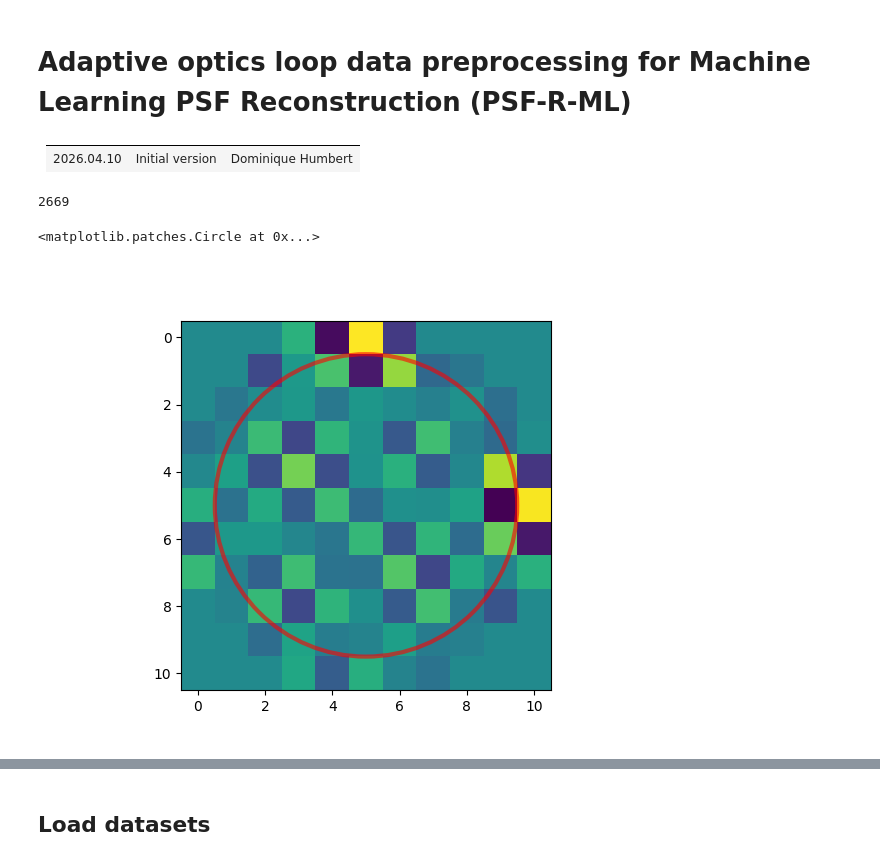
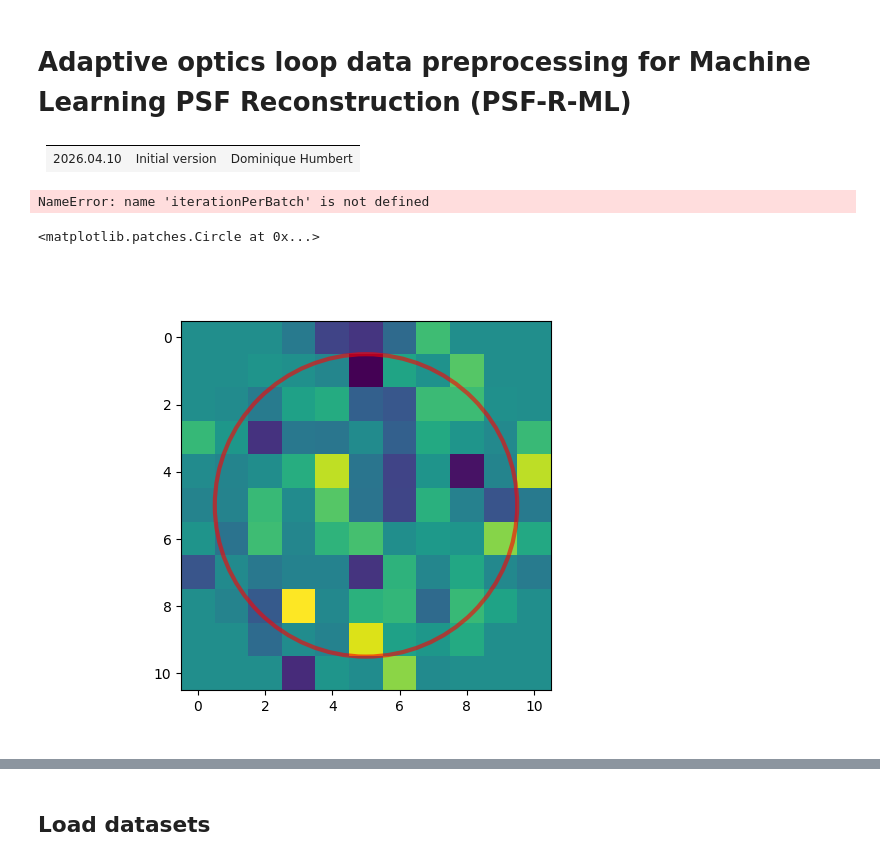
Before and after one commit to HumbertDominique/AO_simulations, a Jupyter notebook: preprocessing_template.ipynb, the cells around one changed output, grey strips where cells are left out. Saved outputs shown, nothing was run; the diff lists cells and outputs as text; code cells hidden in the pictures.

```diff
--- a/preprocessing_template.ipynb
+++ b/preprocessing_template.ipynb
@@ -26,26 +26,43 @@ diff_lim_file_name = "diff_lim_"
 
 file_names = ["ao_DM_", "ao_lightfield_", "ao_psf_", "ao_rwfe_", "ao_WFS_"]
 
-# metadata = pd.read_csv(inputDir + Parameters, sep="\t", header=None, skiprows=1, index_col=0)
-# metadaty_keys = metadata.keys()
-# iterationPerBatch = int(metadata.loc["batchItSize"][1])
+metadata = pd.read_csv(inputDir + Parameters, sep="\t", header=None, skiprows=1, index_col=0)
+metadaty_keys = metadata.keys()
+iterationPerBatch = int(metadata.loc["batchItSize"][1])
+nActWSF = int(metadata.loc["nActWSF"][1])
+edge_act = int(metadata.loc["edge_act"][1])
+act_tot = nActWSF + 2*edge_act
 # %%
 print(iterationPerBatch)
 # %% [output]
-2669
+NameError: name 'iterationPerBatch' is not defined
 # %%
 temp = h5py.File(inputDir+"ao_DM_"+str(1)+".h5", 'r')
 key = list(temp.keys())
-ao_DM = temp[key[0]][()]
+ao_DM = temp[key[0]][()][0,:]
+
+def circle_to_square(positions_1d, Nact1D=11):
+    dm_array = np.zeros((Nact1D, Nact1D))
+    y, x = np.ogrid[:Nact1D, :Nact1D]
+    center = (Nact1D - 1) / 2
+    dist_sq = (x - center)**2 + (y - center)**2
+    # Get indices of N closest points to center
+    sorted_indices = np.argsort(dist_sq.flatten())
+    active_indices = sorted_indices[:len(positions_1d)]
+    dm_array.flat[active_indices] = positions_1d
+    return dm_array
+
+dm_array = circle_to_square(ao_DM, Nact1D=act_tot)
+
+
+plt.close(0)
+plt.figure(0)
+plt.imshow(dm_array)
+circle = Circle((5, 5), 4.5, color='red', fill=False, linewidth=3,alpha=0.6)
+plt.gca().add_patch(circle)
+# %% [output]
+<matplotlib.patches.Circle at 0x...>
+[figure, added]
-# %%
-plt.close(0)
-plt.figure(0)
-plt.imshow(ao_DM[15,:].reshape(11,11))
-circle = Circle((5, 5), 4.5, color='red', fill=False, linewidth=3,alpha=0.6)
-plt.gca().add_patch(circle)
-# %% [output]
-<matplotlib.patches.Circle at 0x...>
-[figure, removed]
 # %%
 temp = h5py.File(inputDir+"ao_rwfe_"+str(1)+".h5", 'r')
 key = list(temp.keys())
```
Also changed, not shown: parts of 4 cells of this notebook, 2 other files.
